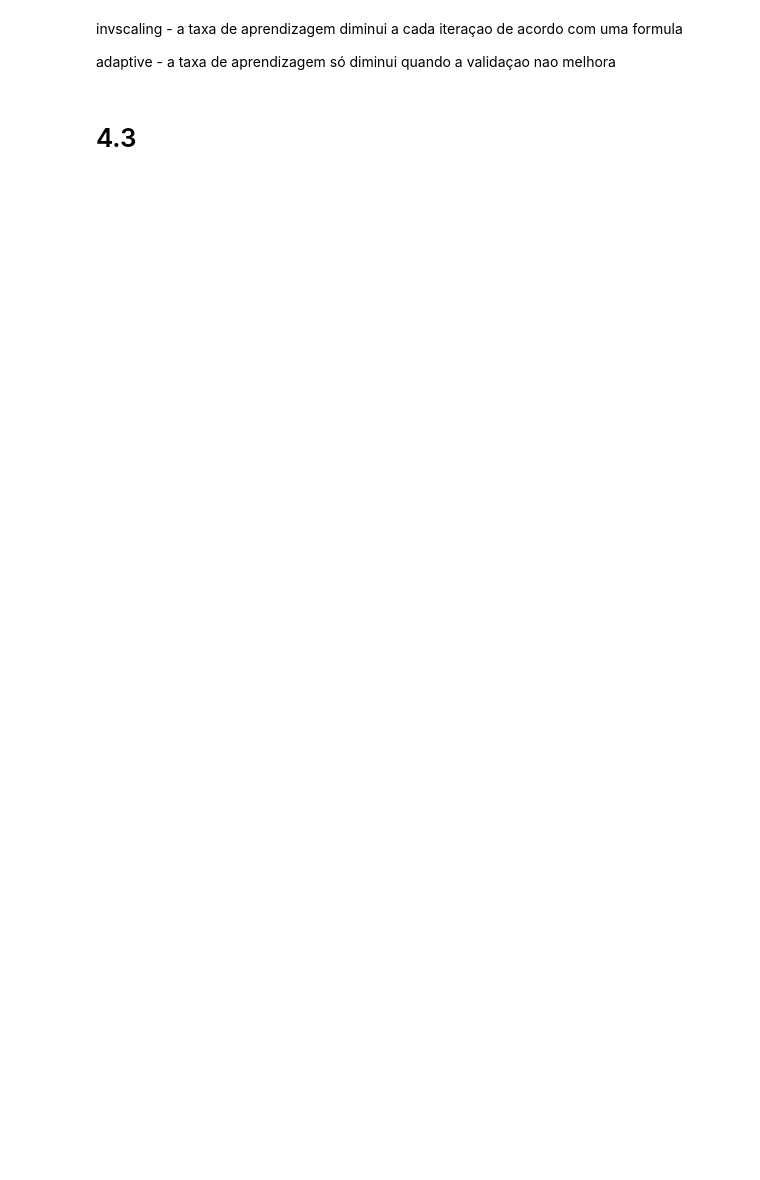
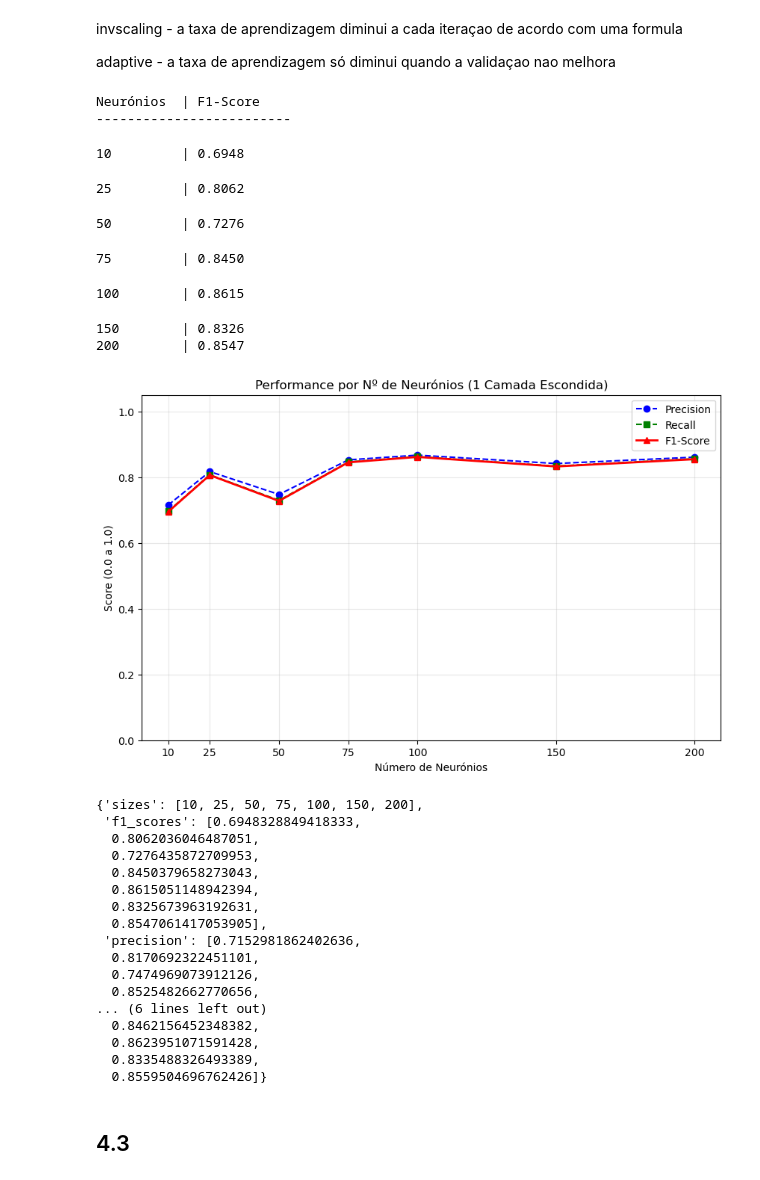
Before and after one commit to Xaneca/TCD_2025, a Jupyter notebook: B/mainClassifierOrganized.ipynb, the cells around one changed output. Cells and saved outputs as stored; diff of their text form; code cells hidden in the pictures; blank space fills up the shorter version.

```diff
--- a/B/mainClassifierOrganized.ipynb
+++ b/B/mainClassifierOrganized.ipynb
@@ -250,4 +363,39 @@ print(metrics)
+# %%
+createMLP_variableSizes(
+    X_train_scaled, y_train, X_test_scaled, y_test,
+    learning_rate_type='adaptive',
+    learning_rate=0.01, # Valor inicial
+    momentum=0.0,
+)
+# %% [output]
+Neurónios  | F1-Score
+-------------------------
+10         | 0.6948
+25         | 0.8062
+50         | 0.7276
+75         | 0.8450
+100        | 0.8615
+150        | 0.8326
+200        | 0.8547
+[figure, added]
+{'sizes': [10, 25, 50, 75, 100, 150, 200],
+ 'f1_scores': [0.6948328849418333,
+  0.8062036046487051,
+  0.7276435872709953,
+  0.8450379658273043,
+  0.8615051148942394,
+  0.8325673963192631,
+  0.8547061417053905],
+ 'precision': [0.7152981862402636,
+  0.8170692322451101,
+  0.7474969073912126,
+  0.8525482662770656,
+... (6 lines left out)
+  0.8462156452348382,
+  0.8623951071591428,
+  0.8335488326493389,
+  0.8559504696762426]}
 # %% [markdown]
-# 4.3
+## 4.3
 # %%
 metrics = createMLP(X_train, y_train, X_test, y_test, label="4.2 - variable learning rate", learning_rate_type='adaptive', momentum=0.9)
```
Also changed, not shown: parts of 15 cells of this notebook, 3 other files.
